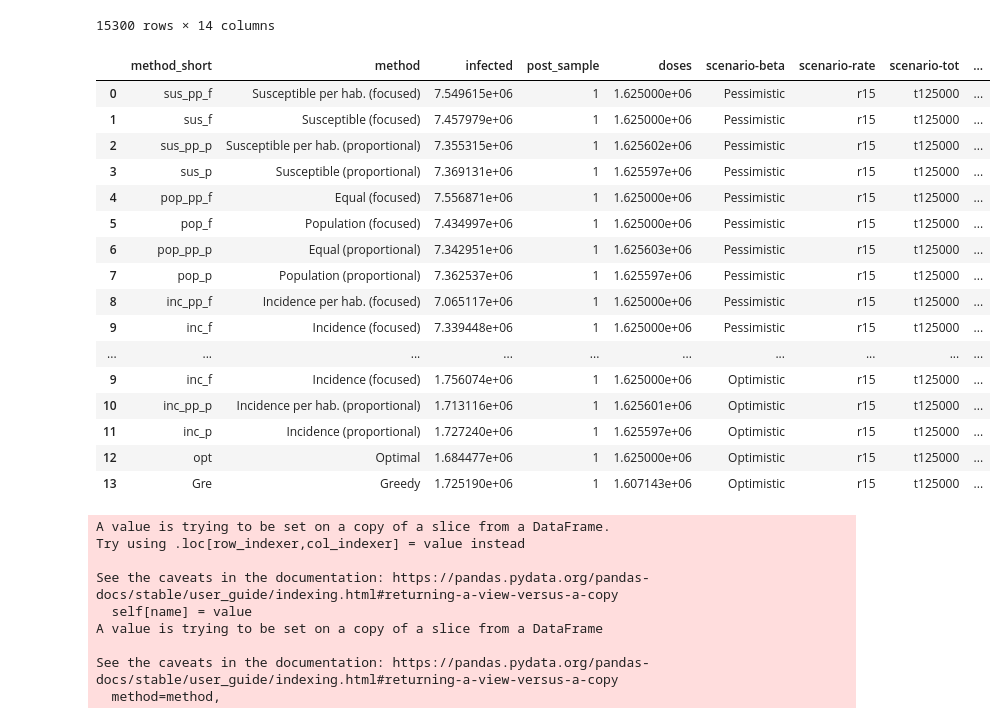
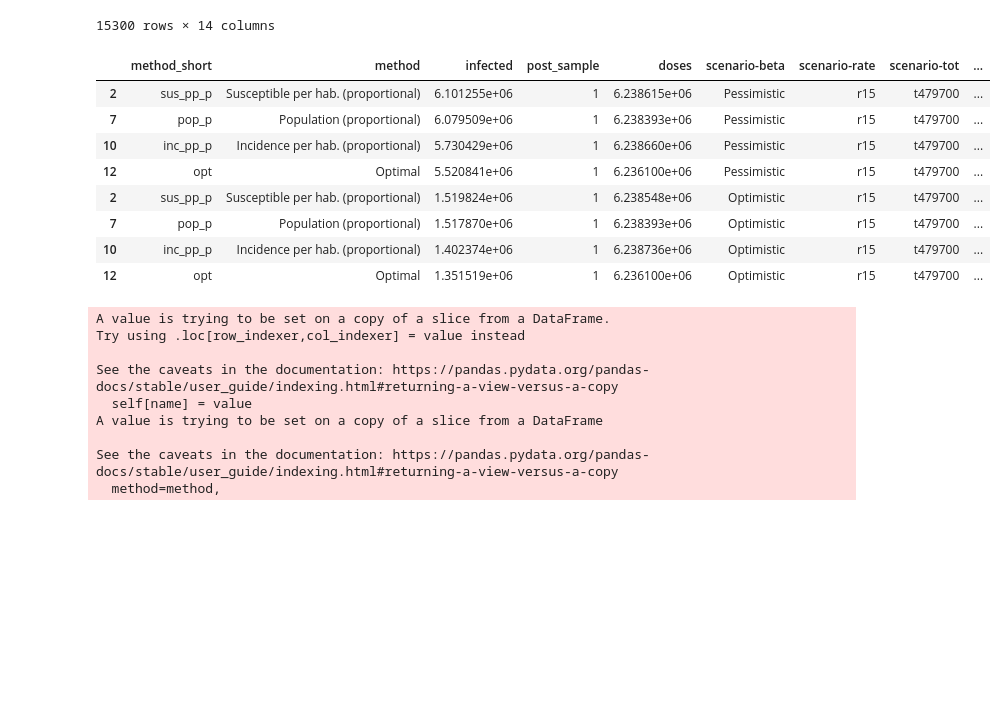
Before and after one commit to jcblemai/COVID-19_italy-vaccination-oc, a Jupyter notebook: post-review-analysis.ipynb, the cells around one changed output. Cells and saved outputs as stored; diff of their text form; code cells hidden in the pictures; blank space fills up the shorter version.

Commit message:
dix of alternatives scenarios

```diff
--- a/post-review-analysis.ipynb
+++ b/post-review-analysis.ipynb
@@ -94,25 +94,17 @@ summary
 | 1529 | nov | Baseline | 1.284949e+06 | 102 | 0.000000e+00 | Optimistic | r15 | t1500000 | ... |
 15300 rows × 14 columns
 # %%
-smry[(smry['scenario-tot'] == 't125000')&(smry['post_sample'] == 1)]
+smry[(smry['scenario-tot'] == 't479700')&(smry['post_sample'] == 1)]
 # %% [output]
 |  | method_short | method | infected | post_sample | doses | scenario-beta | scenario-rate | scenario-tot | ... |
-| 0 | sus_pp_f | Susceptible per hab. (focused) | 7.549615e+06 | 1 | 1.625000e+06 | Pessimistic | r15 | t125000 | ... |
-| 1 | sus_f | Susceptible (focused) | 7.457979e+06 | 1 | 1.625000e+06 | Pessimistic | r15 | t125000 | ... |
-| 2 | sus_pp_p | Susceptible per hab. (proportional) | 7.355315e+06 | 1 | 1.625602e+06 | Pessimistic | r15 | t125000 | ... |
-| 3 | sus_p | Susceptible (proportional) | 7.369131e+06 | 1 | 1.625597e+06 | Pessimistic | r15 | t125000 | ... |
-| 4 | pop_pp_f | Equal (focused) | 7.556871e+06 | 1 | 1.625000e+06 | Pessimistic | r15 | t125000 | ... |
-| 5 | pop_f | Population (focused) | 7.434997e+06 | 1 | 1.625000e+06 | Pessimistic | r15 | t125000 | ... |
-| 6 | pop_pp_p | Equal (proportional) | 7.342951e+06 | 1 | 1.625603e+06 | Pessimistic | r15 | t125000 | ... |
-| 7 | pop_p | Population (proportional) | 7.362537e+06 | 1 | 1.625597e+06 | Pessimistic | r15 | t125000 | ... |
-| 8 | inc_pp_f | Incidence per hab. (focused) | 7.065117e+06 | 1 | 1.625000e+06 | Pessimistic | r15 | t125000 | ... |
-| 9 | inc_f | Incidence (focused) | 7.339448e+06 | 1 | 1.625000e+06 | Pessimistic | r15 | t125000 | ... |
-| ... | ... | ... | ... | ... | ... | ... | ... | ... | ... |
-| 9 | inc_f | Incidence (focused) | 1.756074e+06 | 1 | 1.625000e+06 | Optimistic | r15 | t125000 | ... |
-| 10 | inc_pp_p | Incidence per hab. (proportional) | 1.713116e+06 | 1 | 1.625601e+06 | Optimistic | r15 | t125000 | ... |
-| 11 | inc_p | Incidence (proportional) | 1.727240e+06 | 1 | 1.625597e+06 | Optimistic | r15 | t125000 | ... |
-| 12 | opt | Optimal | 1.684477e+06 | 1 | 1.625000e+06 | Optimistic | r15 | t125000 | ... |
-| 13 | Gre | Greedy | 1.725190e+06 | 1 | 1.607143e+06 | Optimistic | r15 | t125000 | ... |
+| 2 | sus_pp_p | Susceptible per hab. (proportional) | 6.101255e+06 | 1 | 6.238615e+06 | Pessimistic | r15 | t479700 | ... |
+| 7 | pop_p | Population (proportional) | 6.079509e+06 | 1 | 6.238393e+06 | Pessimistic | r15 | t479700 | ... |
+| 10 | inc_pp_p | Incidence per hab. (proportional) | 5.730429e+06 | 1 | 6.238660e+06 | Pessimistic | r15 | t479700 | ... |
+| 12 | opt | Optimal | 5.520841e+06 | 1 | 6.236100e+06 | Pessimistic | r15 | t479700 | ... |
+| 2 | sus_pp_p | Susceptible per hab. (proportional) | 1.519824e+06 | 1 | 6.238548e+06 | Optimistic | r15 | t479700 | ... |
+| 7 | pop_p | Population (proportional) | 1.517870e+06 | 1 | 6.238393e+06 | Optimistic | r15 | t479700 | ... |
+| 10 | inc_pp_p | Incidence per hab. (proportional) | 1.402374e+06 | 1 | 6.238736e+06 | Optimistic | r15 | t479700 | ... |
+| 12 | opt | Optimal | 1.351519e+06 | 1 | 6.236100e+06 | Optimistic | r15 | t479700 | ... |
 # %%
 methods = ['sus_pp_f', 'sus_f', 'sus_pp_p', 'sus_p', 'pop_pp_f', 'pop_f',
        'pop_pp_p', 'pop_p', 'inc_pp_f', 'inc_f', 'inc_pp_p', 'inc_p', 'Gre',
```
Also changed, not shown: 2 other files.
